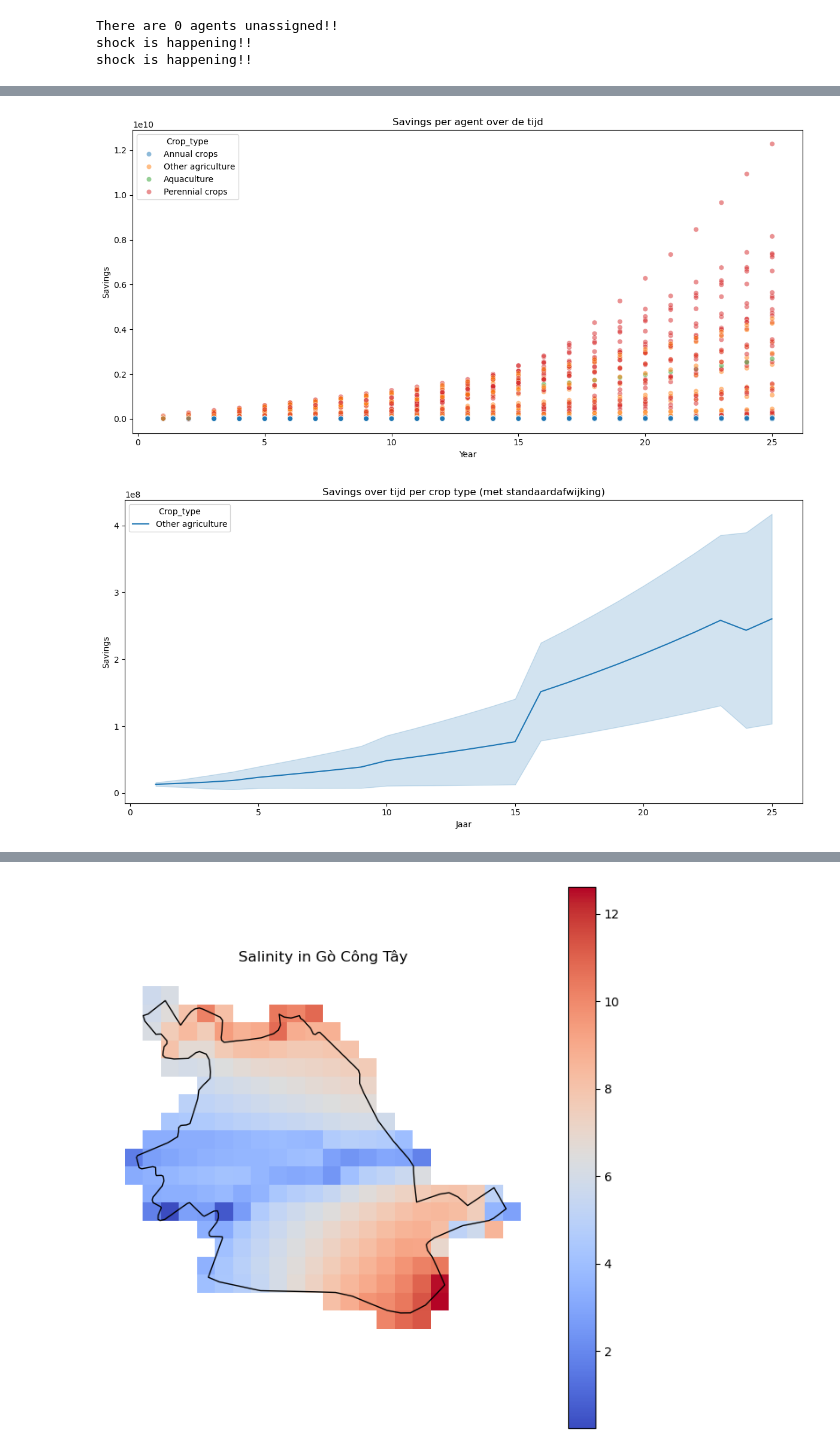
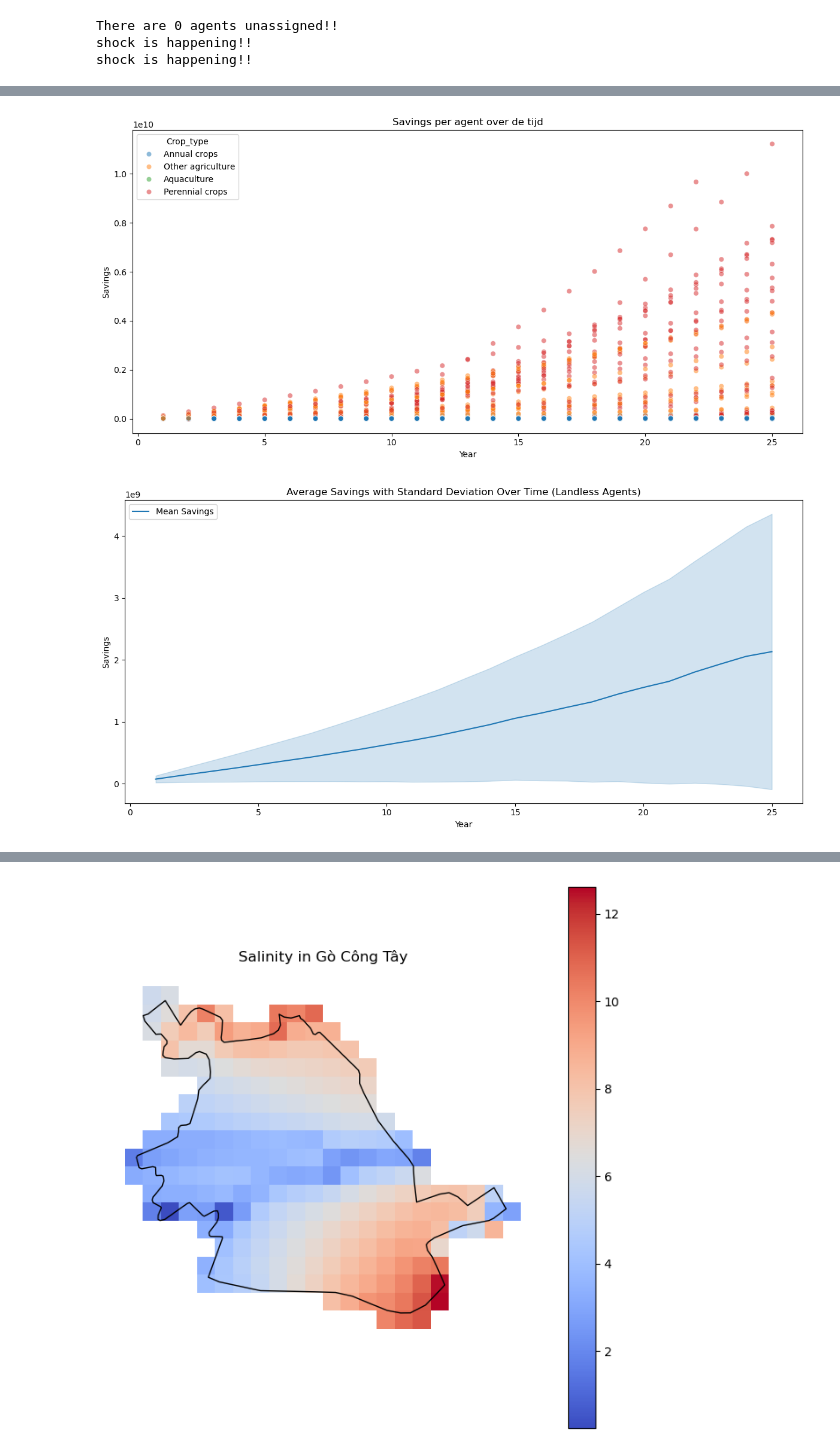
Before and after one commit to Juliettevanalst/Thesis, a Jupyter notebook: Model_Version3/Model_run3.ipynb, the cells around one changed output, grey strips where cells are left out. Saved outputs shown, nothing was run; the diff lists cells and outputs as text; code cells hidden in the pictures.

Commit message:
Er is nogsteeds een probleem met de agents verwijdere/toevoegen

```diff
--- a/Model_Version3/Model_run3.ipynb
+++ b/Model_Version3/Model_run3.ipynb
@@ -88,6 +88,7 @@ agent_landless
 # %%
 # agent_savings = agent_savings[agent_savings['Crop_type'].notna()]
-agent_savings = agent_data[agent_data['Savings'].notna()]
+
+
 agent_savings = agent_savings.reset_index()  # zodat 'Step' en 'AgentID' weer kolommen zijn
 agent_savings['Year'] = agent_savings['Step'] / 12
 
@@ -100,32 +101,35 @@ plt.xlabel("Year")
 plt.tight_layout()
 plt.show()
 # %% [output]
-[figure, old version]
+[figure, new version]
 # %%
-agent_savings = agent_data[agent_data['Savings'].notna()]
+import seaborn as sns
+import matplotlib.pyplot as plt
 
-agent_savings = agent_savings.reset_index()
-agent_savings['Year'] = agent_savings['Step'] / 12
+# Filter landless agents
+landless_savings = agent_data[agent_data['too low income'].notna()].reset_index()
+landless_savings['Year'] = landless_savings['Step'] / 12
 
-agent_savings = agent_savings[agent_savings['Crop_type']=="Other agriculture"]
-agent_savings = agent_savings[agent_savings['Land_category']=="small"]
 
+# Plot
 plt.figure(figsize=(12, 6))
 sns.lineplot(
-    data=agent_savings,
-    x='Year',
-    y='Savings',
-    hue='Crop_type',
-    estimator='mean',
-    errorbar='sd'
+    data=landless_savings,
+    x="Year",
+    y="Savings",
+    errorbar='sd',  # std-deviation shaded area
+    estimator="mean",
+    label="Mean Savings",
+    ci="sd"  # als je seaborn < 0.12 hebt, gebruik ci="sd"
 )
-plt.title("Savings over tijd per crop type (met standaardafwijking)")
-plt.xlabel("Jaar")
+
+plt.title("Average Savings with Standard Deviation Over Time (Landless Agents)")
+plt.xlabel("Year")
 plt.ylabel("Savings")
 plt.tight_layout()
 plt.show()
 # %% [output]
-[figure, old version]
+[figure, new version]
 # %%
 agent_data_crops_per_land = agent_data[agent_data['Crop_type'].notna()]
 agent_data_crops_per_land
```
Also changed, not shown: parts of 5 cells of this notebook, 3 other files.
